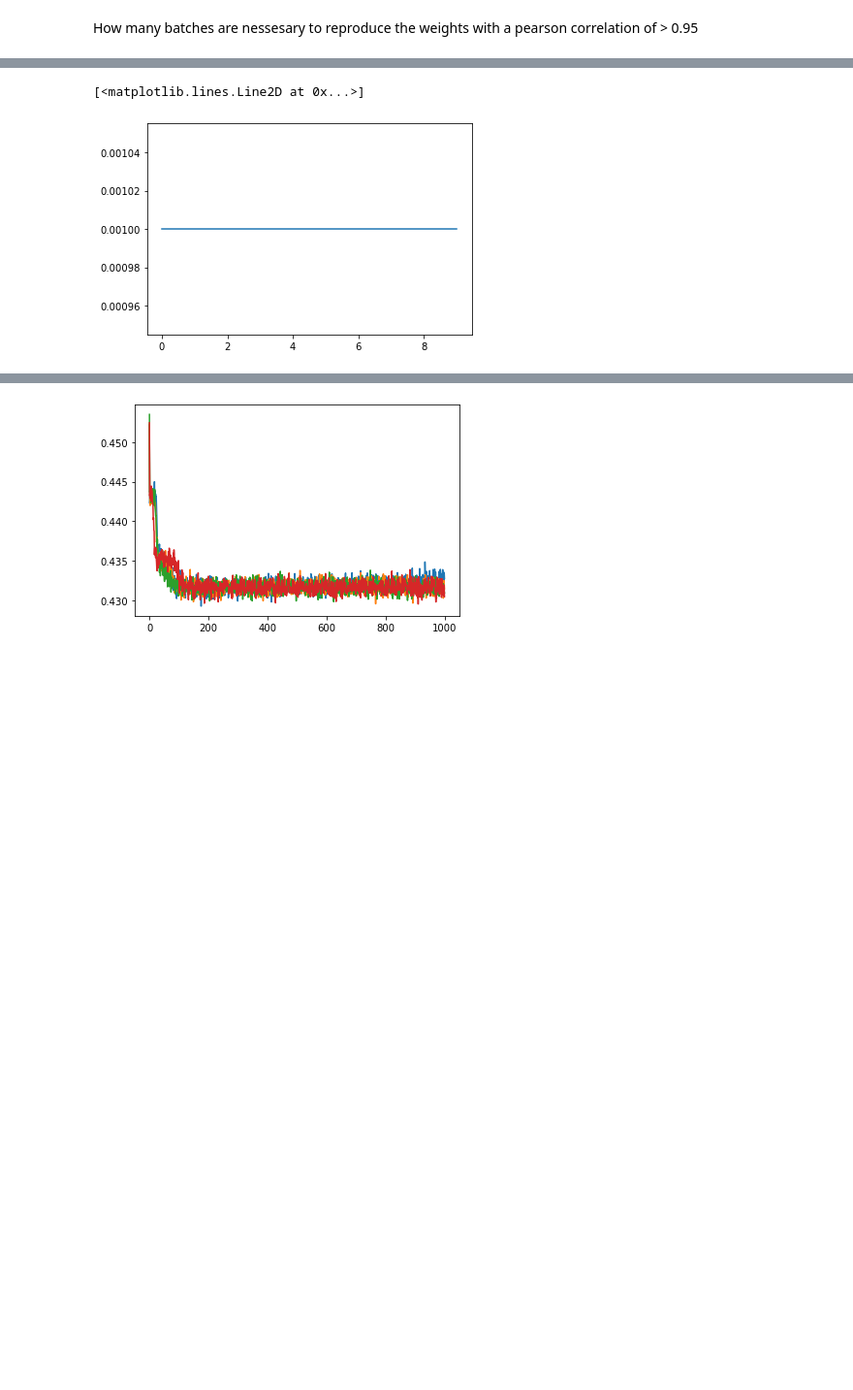
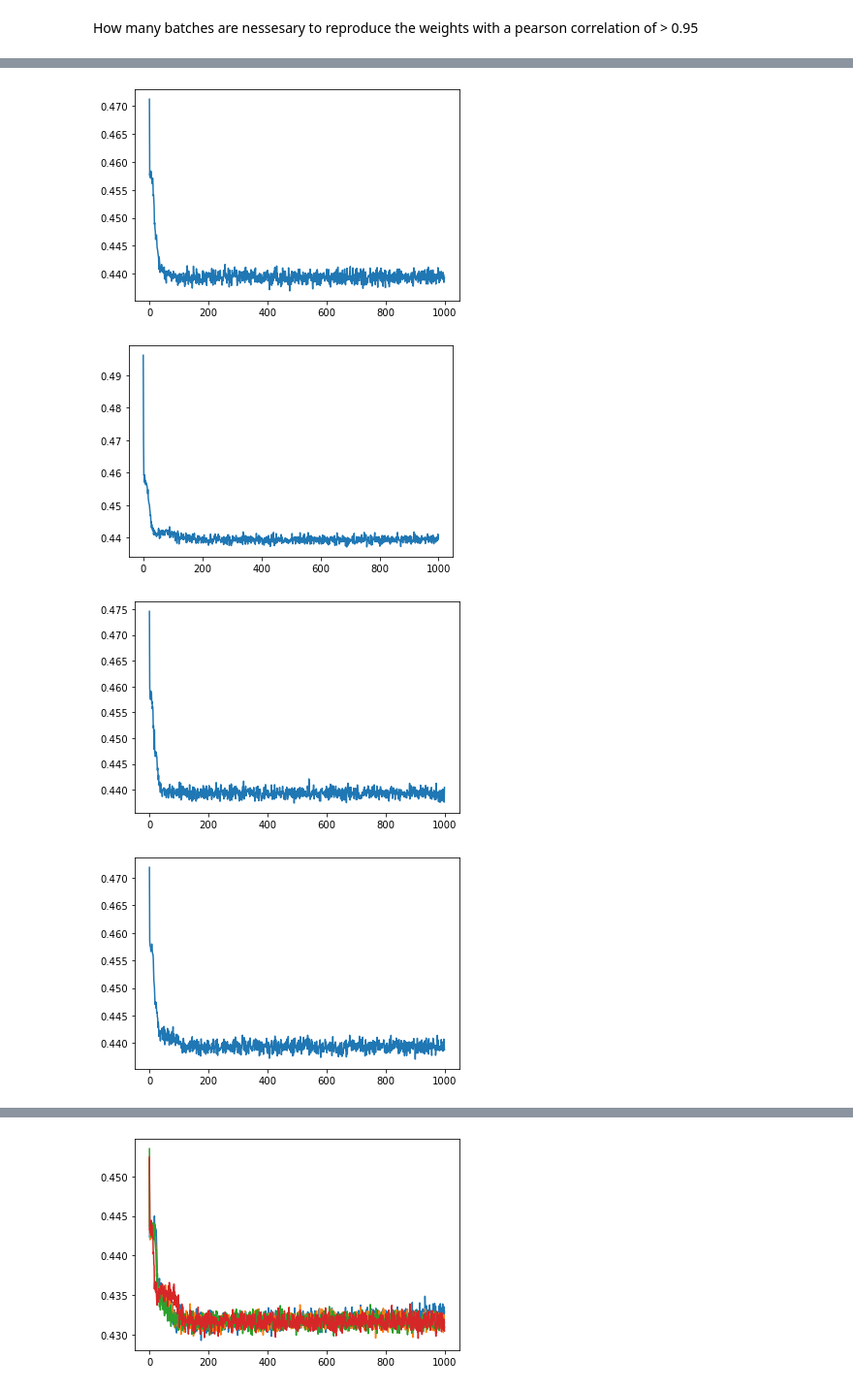
Before and after one commit to casperpeters/intern, a Jupyter notebook: notebooks/Reconstructing RTRBM/Scalability/Researching scalability limited.ipynb, the cells around one changed output, grey strips where cells are left out. Shown: that part at 97% size. Cells and saved outputs as stored; diff of their text form; code cells hidden in the pictures; blank space fills up the shorter version.

```diff
--- a/notebooks/Reconstructing RTRBM/Scalability/Researching scalability limited.ipynb
+++ b/notebooks/Reconstructing RTRBM/Scalability/Researching scalability limited.ipynb
@@ -85,5 +87,6 @@ rtrbm_init.b_init = torch.zeros(1, N_H, dtype=torch.float)
 # %%
-n_batches = 300
+
+n_batches = 400
 data = torch.zeros(N_V, T, n_batches)
 rt = torch.zeros(N_H, T, n_batches)
 for batch in tqdm(range(n_batches)):
@@ -132,5 +138,34 @@ for epoch in tqdm(range(n_epochs)):
-# %%
-plt.plot(sp)
-# %% [output]
-[<matplotlib.lines.Line2D at 0x...>]
-[figure, removed]
+# %%
+# learning parameters
+n_epochs = int(1000)
+lr = 1e-3
+SP = [0, 1e-02, 1e-03, 1e-04, 1e-05, 1e-06, 1e-07, 1e-08]
+W_epoch = torch.zeros([N_H, N_V, n_epochs, len(SP)])
+U_epoch = torch.zeros([N_H, N_H, n_epochs, len(SP)])
+for i in range(len(SP)):
+    scalability = torch.load(open(r'C:\Users\sebas\OneDrive\Intern\rtrbm_master\results\Sampling rate\scalability reproducing rtrbm sparse\scalability_minimum_sp'+str(SP[i]), 'rb'))
+    if len(scalability) == 5:
+        [rtrbm, rtrbm_init, W, U, sparcity] = scalability
+    elif len(scalability) == 6:
+        [rtrbm, rtrbm_init, W, U, sparcity, error] = scalability
+        plt.plot(error)
+        plt.show()
+    # W_original = rtrbm_init.W.detach().clone()
+    # W_train = rtrbm.W.detach().clone()
+    # U_original = rtrbm_init.U.detach().clone()
+    # U_train = rtrbm.U.detach().clone()
+    # W_original, W_train, U_original, U_train, r_W, r_U = reshuffle(W_original, W_train, U_original, U_train)
+    # plt.show()
+    #
+    # plot_weights_true_reconstructed(W_original, U_original, W_train, U_train)
+    # plt.show()
+    # plt.plot(sparcity)
+    # plt.xlabel('# epoch')
+    # plt.ylabel('Sparcity')
+    # plt.hlines(sparcity_true, 0, n_epochs)
+    # plt.show()
+# %% [output]
+[figure, added]
+[figure, added]
+[figure, added]
+[figure, added]
```
Also changed, not shown: parts of 12 cells of this notebook, 5 other files.
